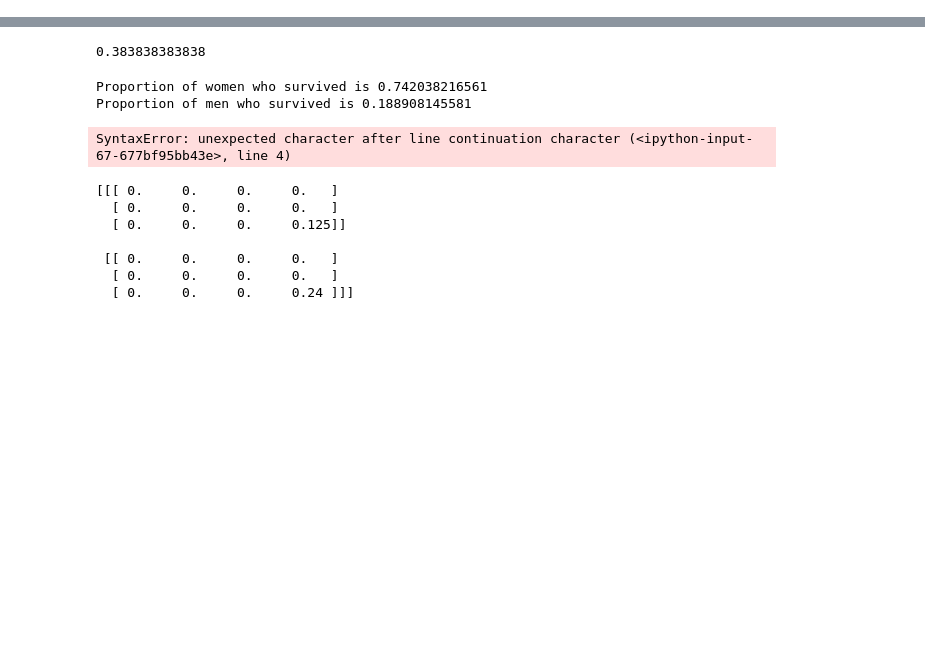
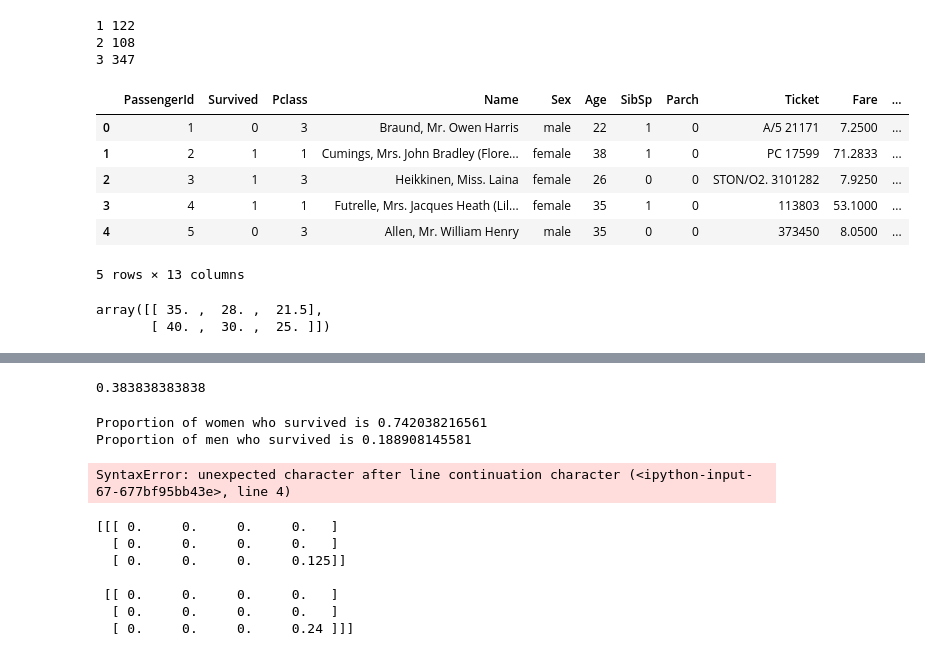
Before and after one commit to idiosyncraticee/kaggle_titanic, a Jupyter notebook: Titanic.ipynb, the cells around one changed output, grey strips where cells are left out. Drawn from its saved outputs; the diff is of its cells as text; code cells hidden in the pictures; blank space fills up the shorter version.

```diff
--- a/Titanic.ipynb
+++ b/Titanic.ipynb
@@ -29,0 +106,8 @@ print data[-1]
+# %%
+df[df['Age'].isnull()][['Sex', 'Pclass', 'Age']]
+for i in range(1,4):
+    print i, len(df[ (df['Sex'] == 'male') & (df['Pclass'] == i) ])
+# %% [output]
+1 122
+2 108
+3 347
@@ -29,0 +117,24 @@ print data[-1]
+# %%
+df['Gender'] = df['Sex'].map( {'female': 0, 'male': 1} ).astype(int)
+#df['EmbarkedIndex'] = df['Embarked'].map( {'S': 0, 'C': 1} ).astype(int)
+df.head()
+# %% [output]
+|  | PassengerId | Survived | Pclass | Name | Sex | Age | SibSp | Parch | Ticket | Fare | ... |
+| 0 | 1 | 0 | 3 | Braund, Mr. Owen Harris | male | 22 | 1 | 0 | A/5 21171 | 7.2500 | ... |
+| 1 | 2 | 1 | 1 | Cumings, Mrs. John Bradley (Flore... | female | 38 | 1 | 0 | PC 17599 | 71.2833 | ... |
+| 2 | 3 | 1 | 3 | Heikkinen, Miss. Laina | female | 26 | 0 | 0 | STON/O2. 3101282 | 7.9250 | ... |
+| 3 | 4 | 1 | 1 | Futrelle, Mrs. Jacques Heath (Lil... | female | 35 | 1 | 0 | 113803 | 53.1000 | ... |
+| 4 | 5 | 0 | 3 | Allen, Mr. William Henry | male | 35 | 0 | 0 | 373450 | 8.0500 | ... |
+5 rows × 13 columns
+# %%
+median_ages = np.zeros((2,3))
+
+for i in range(0, 2):
+    for j in range(0, 3):
+        median_ages[i,j] = df[(df['Gender'] == i) & \
+                              (df['Pclass'] == j+1)]['Age'].dropna().median()
+
+median_ages
+# %% [output]
+array([[ 35. ,  28. ,  21.5],
+       [ 40. ,  30. ,  25. ]])
```
Also changed, not shown: parts of 24 cells of this notebook.
